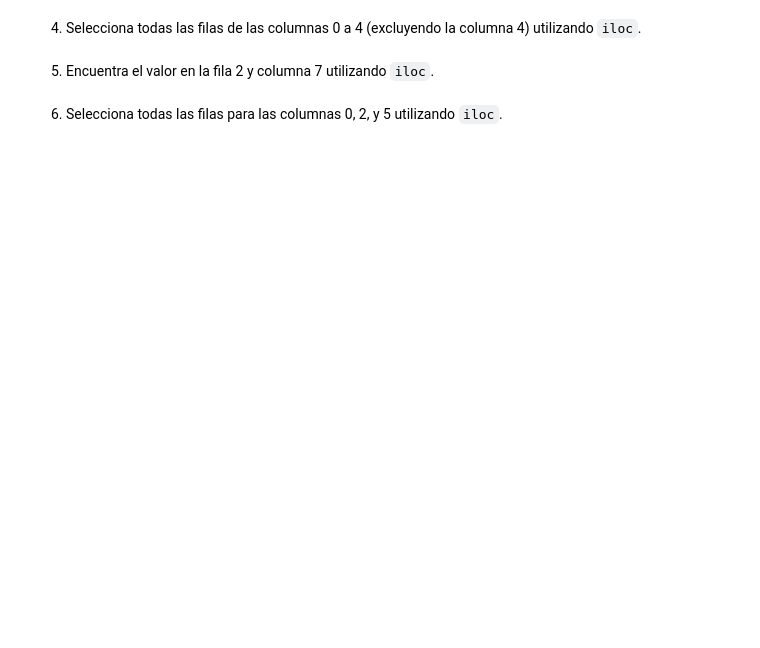
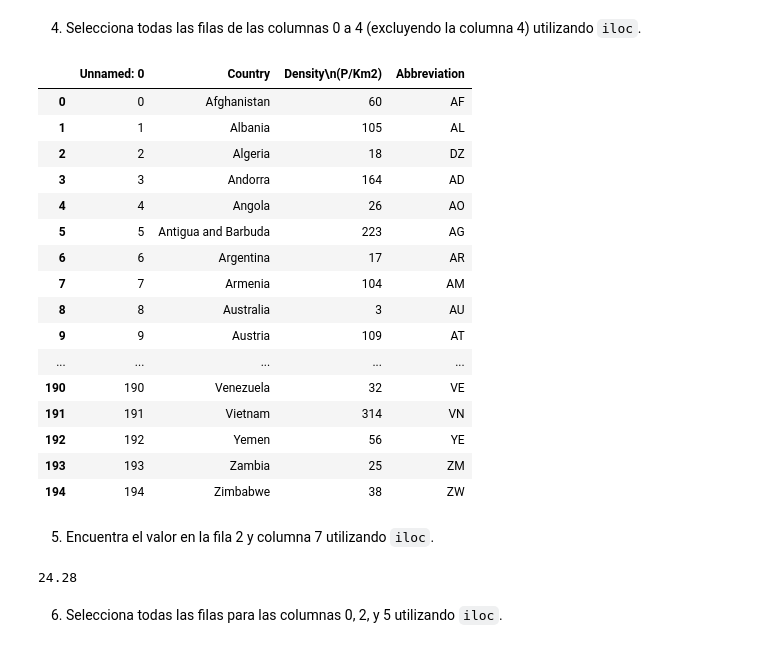
Before and after one commit to BeaDataArtist/promoi-modulo3-sprint1-pairprogramming-Laia-Bea, a Jupyter notebook: modulo-3-pair-03-EDA.ipynb, the cells around one changed output. Saved outputs shown, nothing was run; the diff lists cells and outputs as text; code cells hidden in the pictures; blank space fills up the shorter version.

```diff
--- a/modulo-3-pair-03-EDA.ipynb
+++ b/modulo-3-pair-03-EDA.ipynb
@@ -76,6 +262,30 @@ En este fichero encontraremos la siguiente información:
 # %% [markdown]
 4. Selecciona todas las filas de las columnas 0 a 4 (excluyendo la columna 4) utilizando `iloc`.
+# %%
+df.iloc[:, 0:4]
+# %% [output]
+|  | Unnamed: 0 | Country | Density\n(P/Km2) | Abbreviation |
+| 0 | 0 | Afghanistan | 60 | AF |
+| 1 | 1 | Albania | 105 | AL |
+| 2 | 2 | Algeria | 18 | DZ |
+| 3 | 3 | Andorra | 164 | AD |
+| 4 | 4 | Angola | 26 | AO |
+| 5 | 5 | Antigua and Barbuda | 223 | AG |
+| 6 | 6 | Argentina | 17 | AR |
+| 7 | 7 | Armenia | 104 | AM |
+| 8 | 8 | Australia | 3 | AU |
+| 9 | 9 | Austria | 109 | AT |
+| ... | ... | ... | ... | ... |
+| 190 | 190 | Venezuela | 32 | VE |
+| 191 | 191 | Vietnam | 314 | VN |
+| 192 | 192 | Yemen | 56 | YE |
+| 193 | 193 | Zambia | 25 | ZM |
+| 194 | 194 | Zimbabwe | 38 | ZW |
 # %% [markdown]
 5. Encuentra el valor en la fila 2 y columna 7 utilizando `iloc`.
+# %%
+df.iloc[2, 7]
+# %% [output]
+24.28
 # %% [markdown]
 6. Selecciona todas las filas para las columnas 0, 2, y 5 utilizando `iloc`.
```
Also changed, not shown: parts of 17 cells of this notebook.
